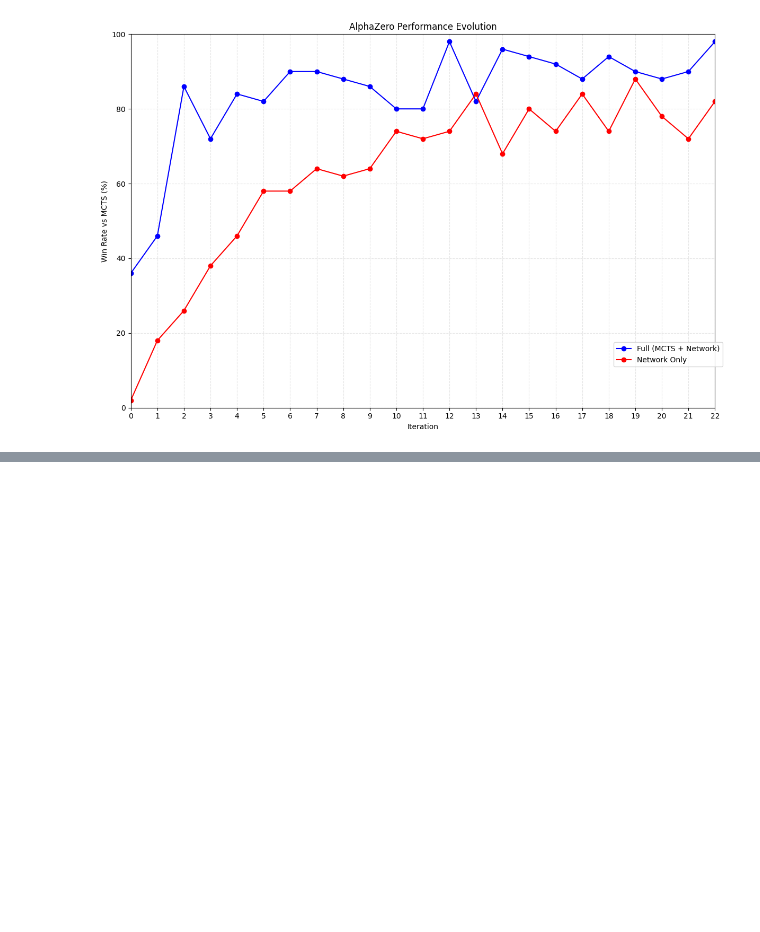
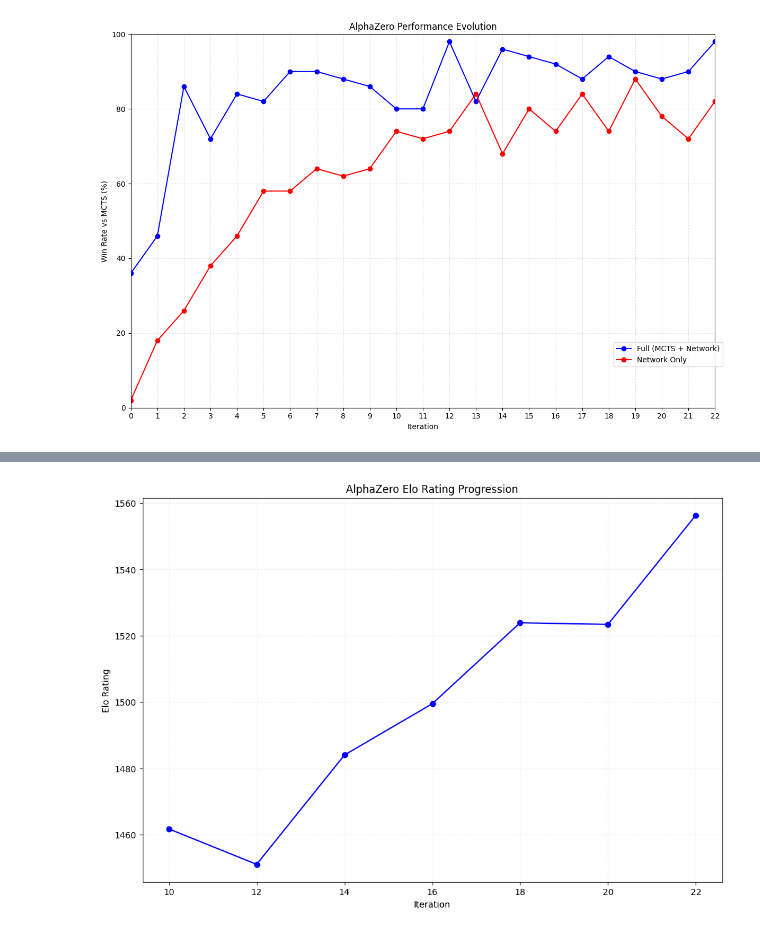
Before and after one commit to pierreveron/alphazero-implementation, a Jupyter notebook: notebooks/benchmarks.ipynb, the cells around one changed output, grey strips where cells are left out. Cells and saved outputs as stored; diff of their text form; code cells hidden in the pictures; blank space fills up the shorter version.

```diff
--- a/notebooks/benchmarks.ipynb
+++ b/notebooks/benchmarks.ipynb
@@ -218,0 +233,13 @@ plt.show()
+# %%
+def plot_elo_progression(elo_ratings, step, save_path):
+    plt.figure(figsize=(12, 8))
+    plt.plot(list(elo_ratings.keys()), list(elo_ratings.values()), "b-o")
+    plt.grid(True, linestyle="--", alpha=0.2)
+
+    # Set x-axis ticks to increment by 1
+    plt.xticks(range(min(elo_ratings.keys()), max(elo_ratings.keys()) + 1, step))
+
+    plt.xlabel("Iteration")
+    plt.ylabel("Elo Rating")
+    plt.title("AlphaZero Elo Rating Progression")
+    plt.savefig(save_path)
@@ -218,0 +358,5 @@ plt.show()
+# %%
+plot_elo_progression(elo_ratings, step, "elo_progression_final.png")
+plt.show()
+# %% [output]
+[figure, added]
```
Also changed, not shown: parts of 4 cells of this notebook, 2 other files.
